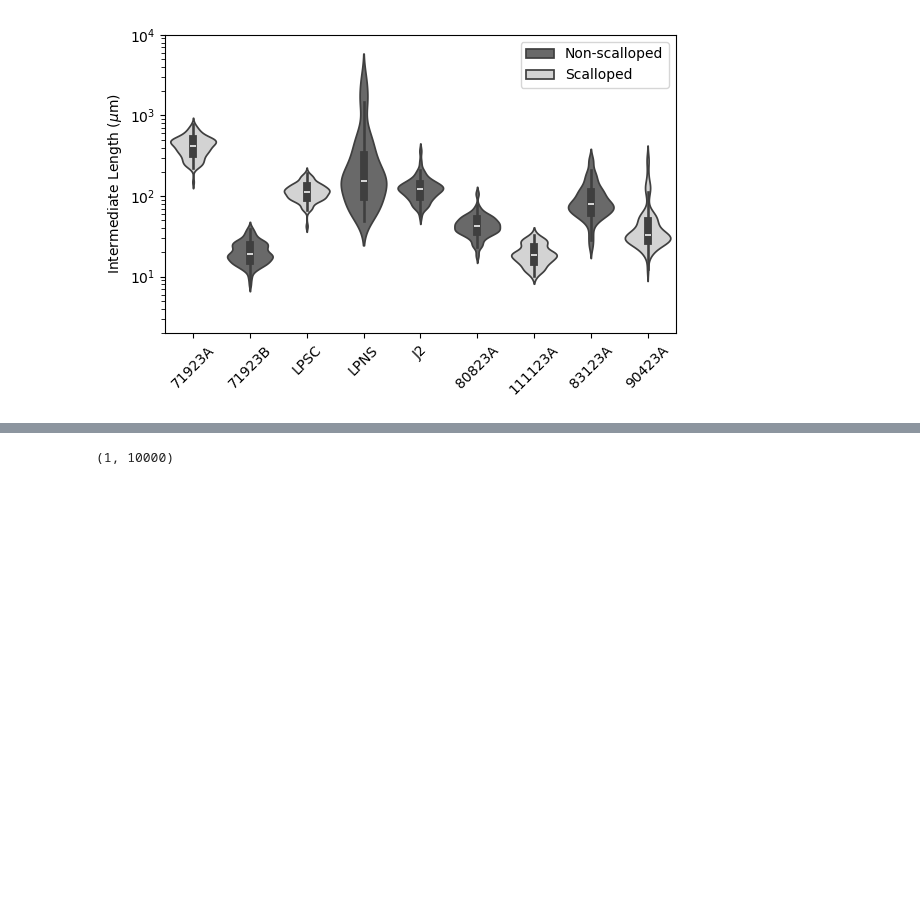
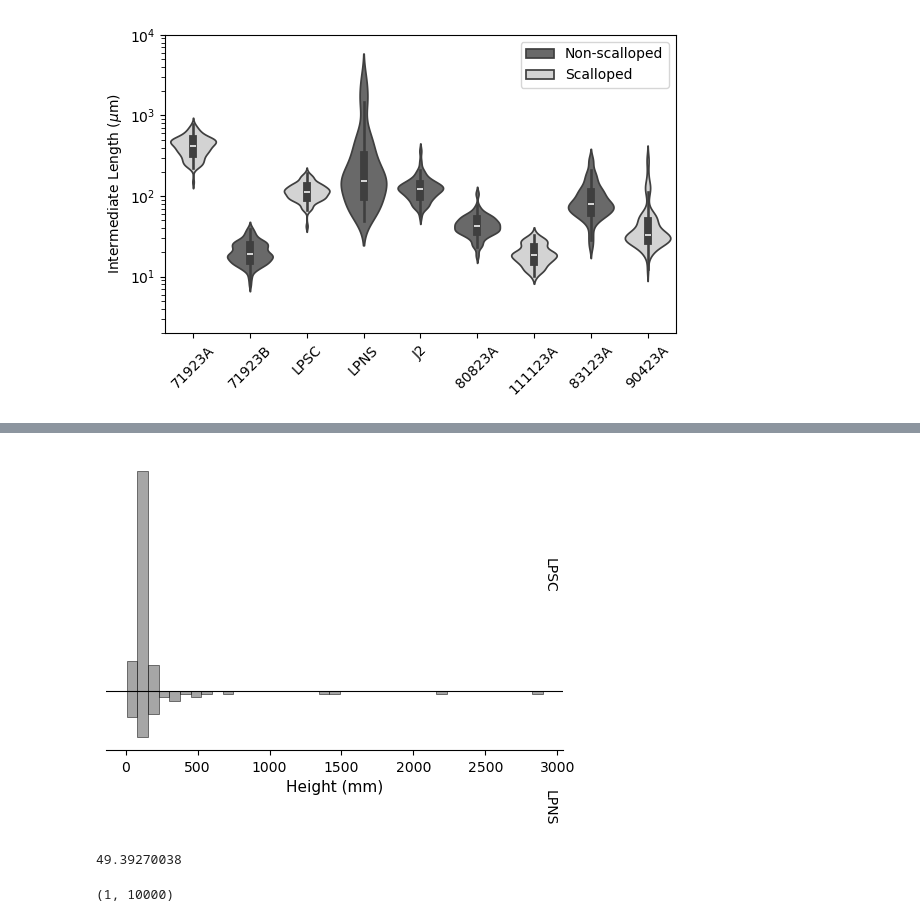
Before and after one commit to ethanoleson/Scallop_code, a Jupyter notebook: grain_size/grain_size.ipynb, the cells around one changed output, grey strips where cells are left out. Drawn from its saved outputs; the diff is of its cells as text; code cells hidden in the pictures; blank space fills up the shorter version.

```diff
--- a/grain_size/grain_size.ipynb
+++ b/grain_size/grain_size.ipynb
@@ -470,6 +480,41 @@ LPNS      43.0  368.0  579.0   49.0   97.0  153.0  326.0  2898.0
 # %%
 
 desc_stats.to_excel('violin_descriptive_stats.xlsx')
+# %%
+import matplotlib.pyplot as plt
+import numpy as np
+
+fig, ax = plt.subplots(figsize=(5, 4))
+
+lpsc = violin_data[violin_data['Sample'] == 'LPSC']['Height'].dropna()
+lpns = violin_data[violin_data['Sample'] == 'LPNS']['Height'].dropna()
+
+bins = np.linspace(violin_data['Height'].min(), violin_data['Height'].max(), 40)
+
+# Plot LPSC upward, LPNS downward
+ax.hist(lpsc, bins=bins, color='gray', alpha=0.7, edgecolor='black', linewidth=0.5)
+ax.hist(lpns, bins=bins, weights=-np.ones(len(lpns)), color='gray', alpha=0.7, edgecolor='black', linewidth=0.5)
+
+ax.axhline(0, color='black', linewidth=0.8)
+
+ax.text(violin_data['Height'].max() + 0.05, ax.get_ylim()[1] * 0.5, 'LPSC',
+        va='center', ha='left', fontsize=10, rotation=270)
+ax.text(violin_data['Height'].max() + 0.05, ax.get_ylim()[1] * -0.5, 'LPNS',
+        va='center', ha='left', fontsize=10, rotation=270)
+
+ax.set_xlabel('Height (mm)', fontsize=11)
+ax.set_yticks([])
+ax.spines[['top', 'right', 'left']].set_visible(False)
+
+plt.tight_layout()
+#plt.savefig('LPSC_LPNS_hist.pdf', bbox_inches='tight')
+plt.show()
+# %% [output]
+[figure, added]
+# %%
+lpns.min()
+# %% [output]
+49.39270038
 # %%
 fig, ax = plt.subplots()
 sns.violinplot(data=LPNS_violin, y = 'Height', x= 'Sample')
```
Also changed, not shown: parts of 2 cells of this notebook, 3 other files.
